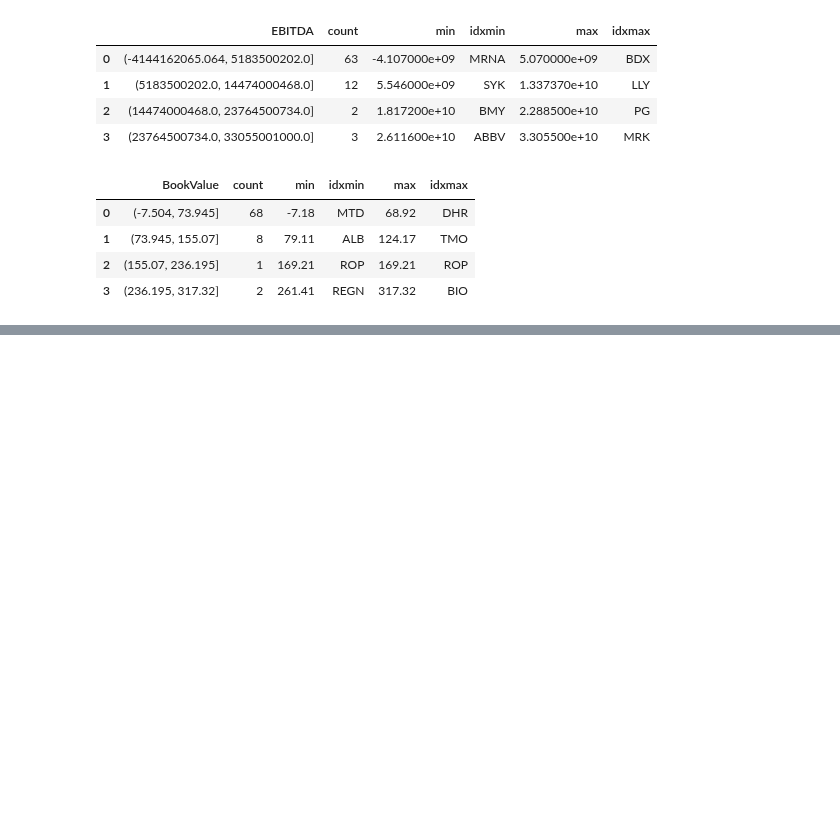
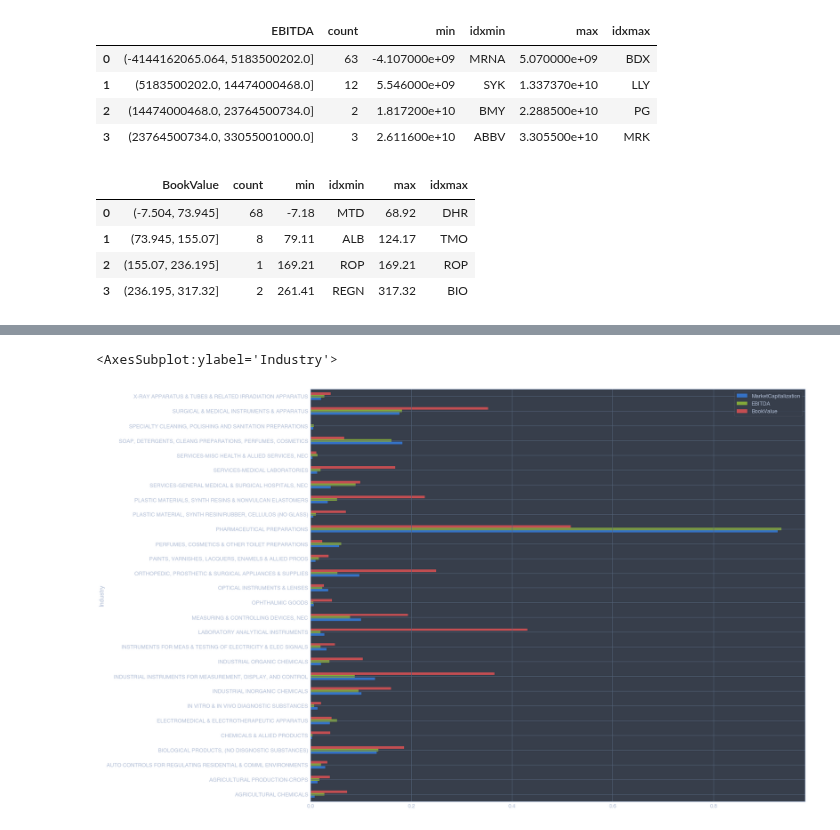
Before and after one commit to fadeeva/stock_market_research, a Jupyter notebook: Portfolio/Search_Review/Sectors_Review.ipynb, the cells around one changed output, grey strips where cells are left out. Drawn from its saved outputs; the diff is of its cells as text; code cells hidden in the pictures; blank space fills up the shorter version.

Commit message:
barh for capital multiplicators

```diff
--- a/Portfolio/Search_Review/Sectors_Review.ipynb
+++ b/Portfolio/Search_Review/Sectors_Review.ipynb
@@ -203,0 +194,9 @@ ind_cap['BookValue']['sum'].plot(kind='barh', ax=axs[2])
+# %%
+mc_norm = preprocessing.normalize(ind_cap['MarketCapitalization']['sum'].to_numpy().reshape(1, -1))
+eb_norm = preprocessing.normalize(ind_cap['EBITDA']['sum'].to_numpy().reshape(1, -1))
+bv_norm = preprocessing.normalize(ind_cap['BookValue']['sum'].to_numpy().reshape(1, -1))
+
+df_norm = pd.DataFrame(index=ind_cap.index, data={'MarketCapitalization': mc_norm.flatten(),
+                                            'EBITDA': eb_norm.flatten(),
+                                            'BookValue': bv_norm.flatten(),
+                                           })
@@ -204,3 +222,9 @@ ind_cap['BookValue']['sum'].plot(kind='barh', ax=axs[2])
+# %%
+fig, ax = plt.subplots(figsize=(21, 18))
+df_norm.plot(kind='barh', ax=ax)
+# %% [output]
+<AxesSubplot:ylabel='Industry'>
+[figure, added]
 # %%
 summ = lf.groupby('Industry').agg({'Name': 'count',
                             'MarketCapitalization': ['sum', 'min', 'idxmin', 'max', 'idxmax'],
```
Also changed, not shown: parts of 4 cells of this notebook.
